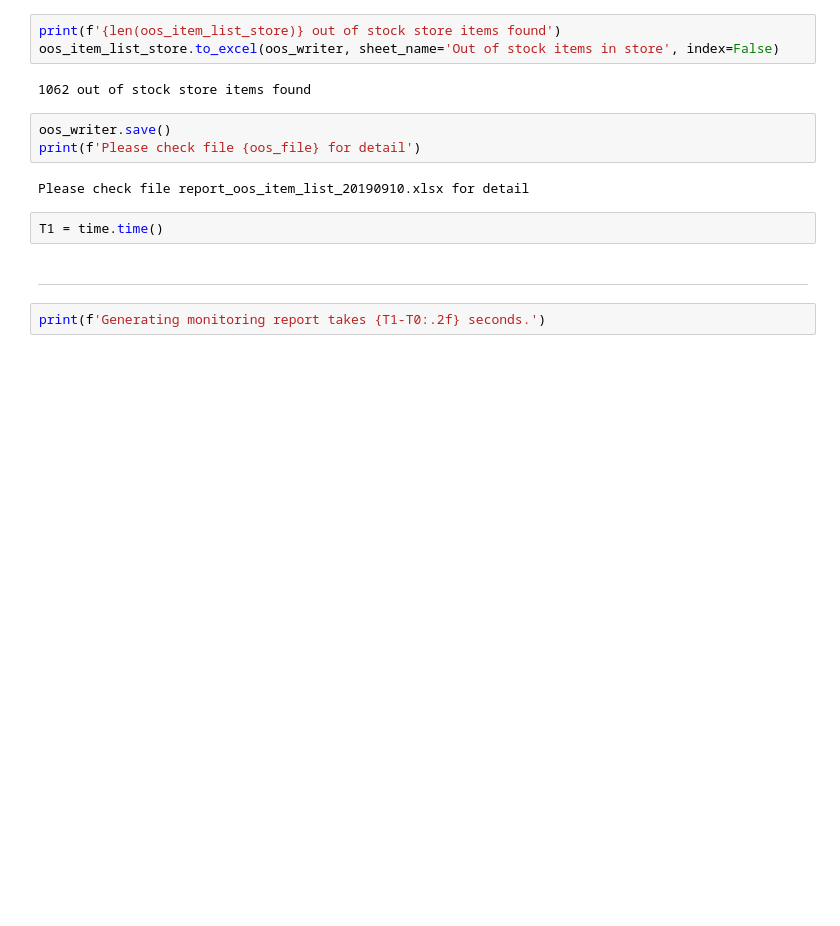
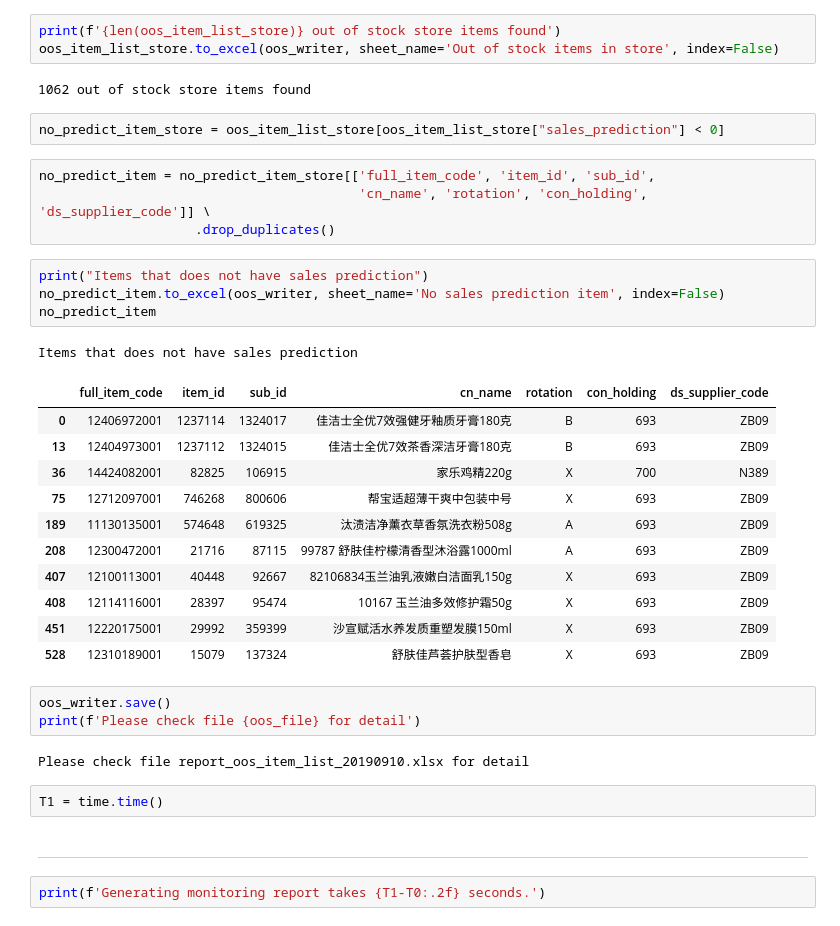
Before and after one commit to PPPPParadise/Carrefour-China-Supply-Chain-Forecast, a Jupyter notebook: workflow_integration/monitor_checks.ipynb, the cells around one changed output. Drawn from its saved outputs; the diff is of its cells as text; blank space fills up the shorter version.

```diff
--- a/workflow_integration/monitor_checks.ipynb
+++ b/workflow_integration/monitor_checks.ipynb
@@ -674,6 +676,29 @@ print(f'{len(oos_item_list_store)} out of stock store items found')
 oos_item_list_store.to_excel(oos_writer, sheet_name='Out of stock items in store', index=False)
 # %% [output]
 1062 out of stock store items found
+# %%
+no_predict_item_store = oos_item_list_store[oos_item_list_store["sales_prediction"] < 0]
+# %%
+no_predict_item = no_predict_item_store[['full_item_code', 'item_id', 'sub_id',
+                                         'cn_name', 'rotation', 'con_holding', 'ds_supplier_code']] \
+                    .drop_duplicates()
+# %%
+print("Items that does not have sales prediction")
+no_predict_item.to_excel(oos_writer, sheet_name='No sales prediction item', index=False)
+no_predict_item
+# %% [output]
+Items that does not have sales prediction
+|  | full_item_code | item_id | sub_id | cn_name | rotation | con_holding | ds_supplier_code |
+| 0 | 12406972001 | 1237114 | 1324017 | 佳洁士全优7效强健牙釉质牙膏180克 | B | 693 | ZB09 |
+| 13 | 12404973001 | 1237112 | 1324015 | 佳洁士全优7效茶香深洁牙膏180克 | B | 693 | ZB09 |
+| 36 | 14424082001 | 82825 | 106915 | 家乐鸡精220g | X | 700 | N389 |
+| 75 | 12712097001 | 746268 | 800606 | 帮宝适超薄干爽中包装中号 | X | 693 | ZB09 |
+| 189 | 11130135001 | 574648 | 619325 | 汰渍洁净薰衣草香氛洗衣粉508g | A | 693 | ZB09 |
+| 208 | 12300472001 | 21716 | 87115 | 99787 舒肤佳柠檬清香型沐浴露1000ml | A | 693 | ZB09 |
+| 407 | 12100113001 | 40448 | 92667 | 82106834玉兰油乳液嫩白洁面乳150g | X | 693 | ZB09 |
+| 408 | 12114116001 | 28397 | 95474 | 10167 玉兰油多效修护霜50g | X | 693 | ZB09 |
+| 451 | 12220175001 | 29992 | 359399 | 沙宣赋活水养发质重塑发膜150ml | X | 693 | ZB09 |
+| 528 | 12310189001 | 15079 | 137324 | 舒肤佳芦荟护肤型香皂 | X | 693 | ZB09 |
 # %%
 oos_writer.save()
 print(f'Please check file {oos_file} for detail')
```
Also changed, not shown: parts of 9 cells of this notebook, 2 other files.
